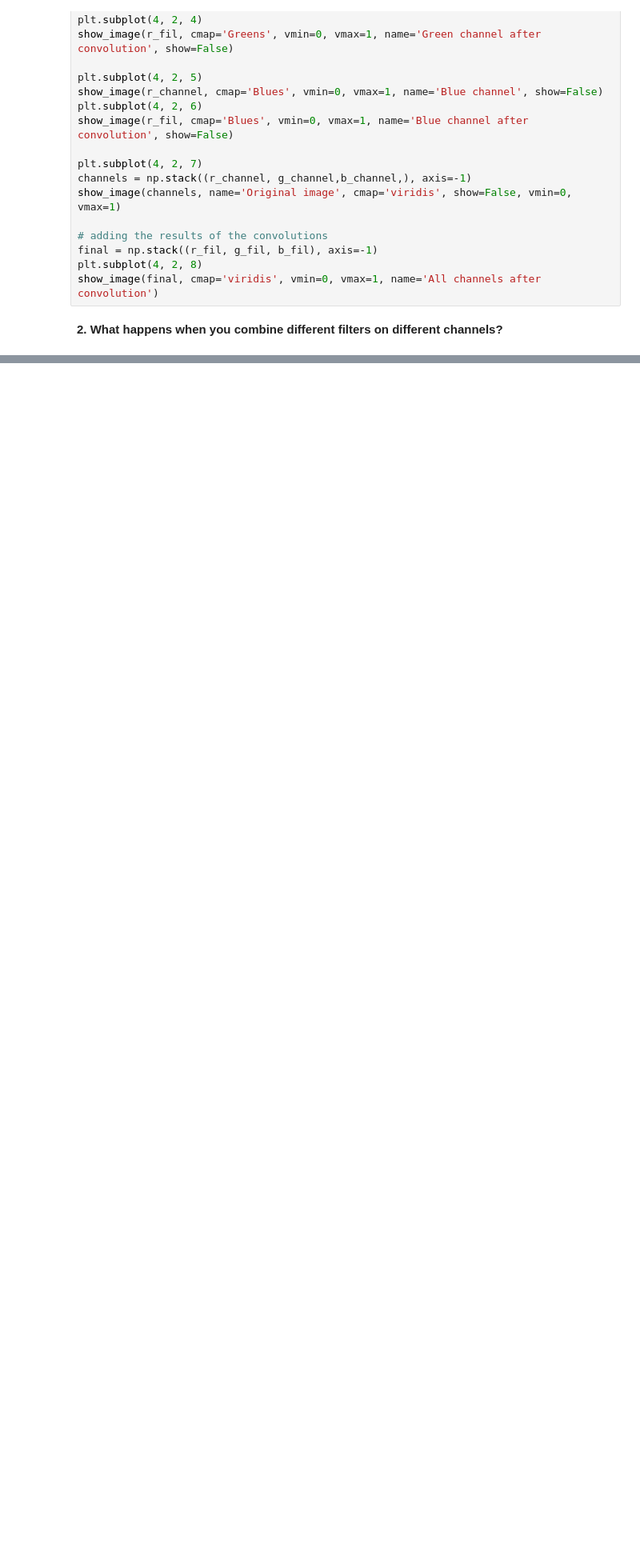
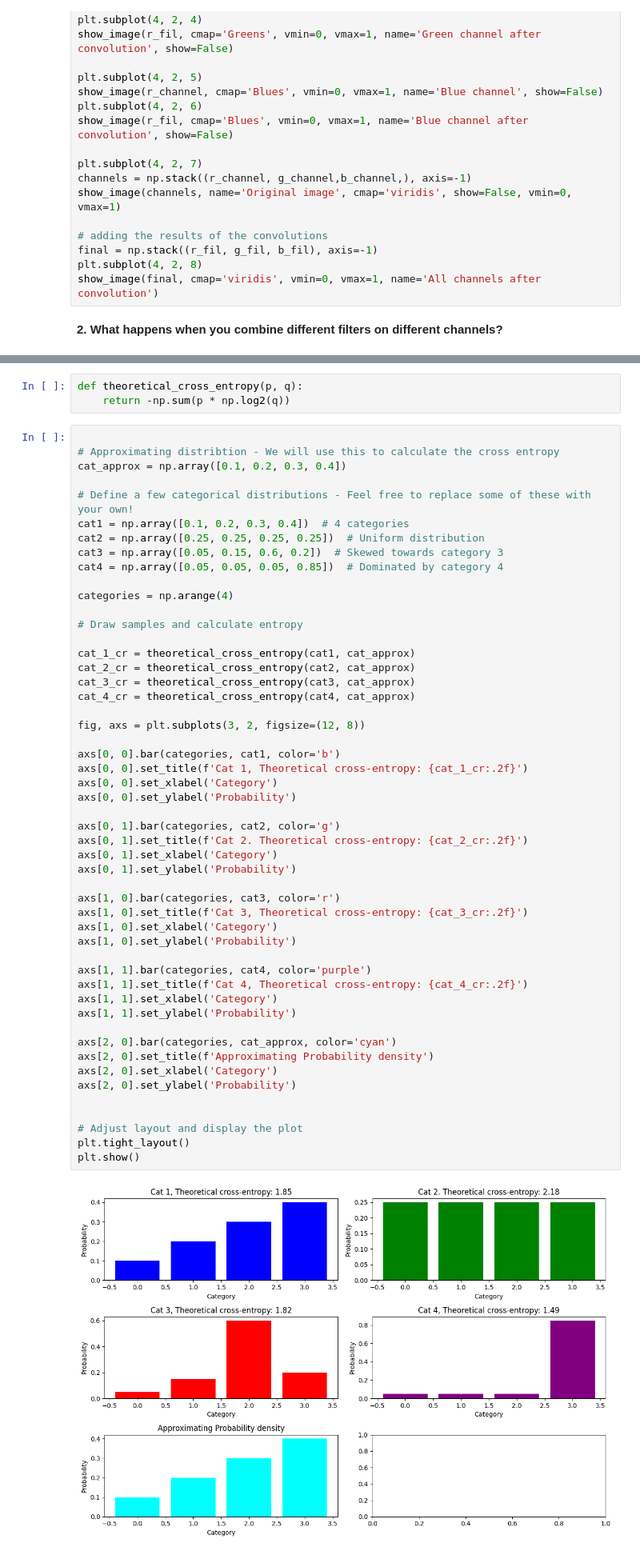
Before and after one commit to robinbraagaard/Signals-and-Data-Autumn-2024-student, a Jupyter notebook: week_2/ex_week_2.ipynb, the cells around one changed output, grey strips where cells are left out. Shown at 80% size. Saved outputs shown, nothing was run; the diff lists cells and outputs as text; blank space fills up the shorter version.

```diff
--- a/week_2/ex_week_2.ipynb
+++ b/week_2/ex_week_2.ipynb
@@ -348,0 +476,56 @@ $\dots$
+# %%
+def theoretical_cross_entropy(p, q):
+    return -np.sum(p * np.log2(q))
+# %%
+
+# Approximating distribtion - We will use this to calculate the cross entropy
+cat_approx = np.array([0.1, 0.2, 0.3, 0.4])
+
+# Define a few categorical distributions - Feel free to replace some of these with your own!
+cat1 = np.array([0.1, 0.2, 0.3, 0.4])  # 4 categories
+cat2 = np.array([0.25, 0.25, 0.25, 0.25])  # Uniform distribution
+cat3 = np.array([0.05, 0.15, 0.6, 0.2])  # Skewed towards category 3
+cat4 = np.array([0.05, 0.05, 0.05, 0.85])  # Dominated by category 4
+
+categories = np.arange(4)
+
+# Draw samples and calculate entropy
+
+cat_1_cr = theoretical_cross_entropy(cat1, cat_approx)
+cat_2_cr = theoretical_cross_entropy(cat2, cat_approx)
+cat_3_cr = theoretical_cross_entropy(cat3, cat_approx)
+cat_4_cr = theoretical_cross_entropy(cat4, cat_approx)
+
+fig, axs = plt.subplots(3, 2, figsize=(12, 8))
+
+axs[0, 0].bar(categories, cat1, color='b')
+axs[0, 0].set_title(f'Cat 1, Theoretical cross-entropy: {cat_1_cr:.2f}')
+axs[0, 0].set_xlabel('Category')
+axs[0, 0].set_ylabel('Probability')
+
+axs[0, 1].bar(categories, cat2, color='g')
+axs[0, 1].set_title(f'Cat 2. Theoretical cross-entropy: {cat_2_cr:.2f}')
+axs[0, 1].set_xlabel('Category')
+axs[0, 1].set_ylabel('Probability')
+
+axs[1, 0].bar(categories, cat3, color='r')
+axs[1, 0].set_title(f'Cat 3, Theoretical cross-entropy: {cat_3_cr:.2f}')
+axs[1, 0].set_xlabel('Category')
+axs[1, 0].set_ylabel('Probability')
+
+axs[1, 1].bar(categories, cat4, color='purple')
+axs[1, 1].set_title(f'Cat 4, Theoretical cross-entropy: {cat_4_cr:.2f}')
+axs[1, 1].set_xlabel('Category')
+axs[1, 1].set_ylabel('Probability')
+
+axs[2, 0].bar(categories, cat_approx, color='cyan')
+axs[2, 0].set_title(f'Approximating Probability density')
+axs[2, 0].set_xlabel('Category')
+axs[2, 0].set_ylabel('Probability')
+
+
+# Adjust layout and display the plot
+plt.tight_layout()
+plt.show()
+# %% [output]
+[figure, added]
```
Also changed, not shown: parts of 13 cells of this notebook, 1 other file.
